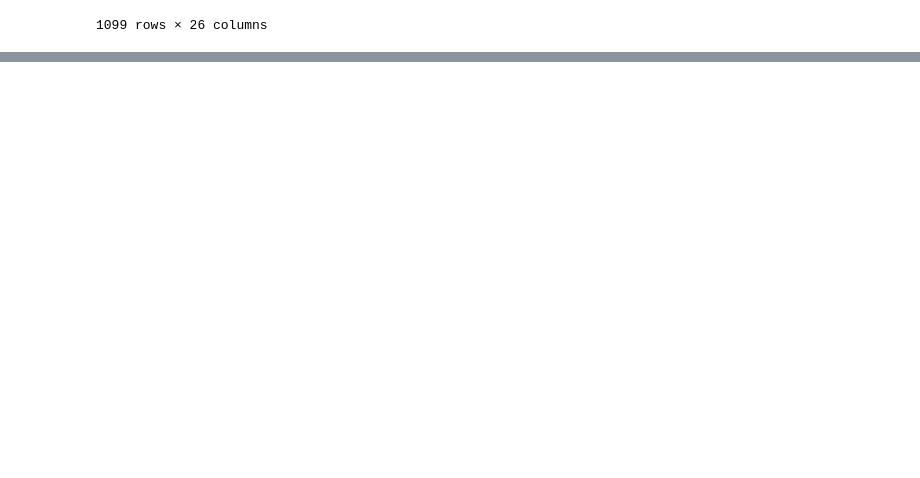
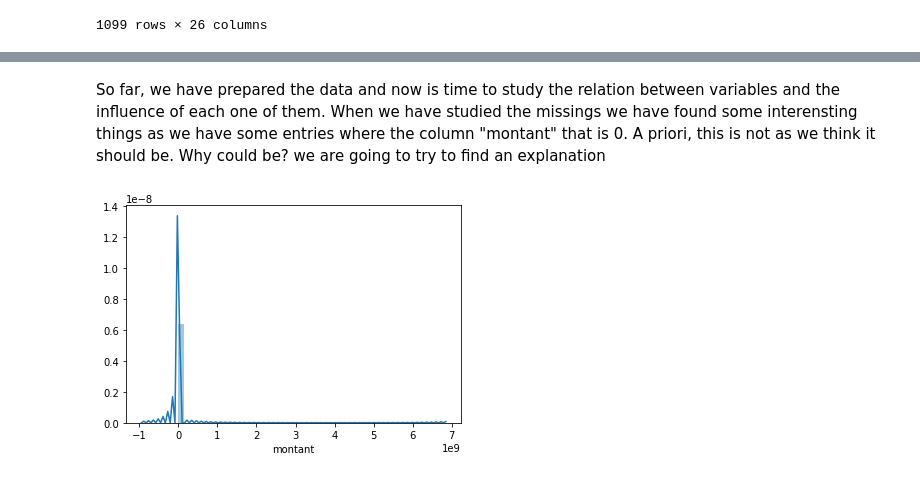
Before and after one commit to Cristina2017/Analysis-comptes-des-communes, a Jupyter notebook: notebooks/comptes des communes.ipynb, the cells around one changed output, grey strips where cells are left out. Cells and saved outputs as stored; diff of their text form; code cells hidden in the pictures; blank space fills up the shorter version.

```diff
--- a/notebooks/comptes des communes.ipynb
+++ b/notebooks/comptes des communes.ipynb
@@ -338,0 +356,12 @@ Name: outre_mer, Length: 12008, dtype: object
+# %%
+import numpy as np
+
+data_no_missing.to_csv('data_no_missing.csv')
+data_missing.to_csv('data_missing.csv')
+df = pd.concat([data_no_missing, data_missing])
+df.sort_index()
+import os.path
+import os
+data_no_missing = os.path.join(os.sep, "Users", "crist", "mentoring", "comptes des communes","data","processed","data_no_missing.csv")
+f = open(nombre_fichero, "w")
+C:\Users\crist\mentoring\comptes des communes\data\processed
@@ -338,0 +370,8 @@ Name: outre_mer, Length: 12008, dtype: object
+# %% [markdown]
+So far, we have prepared the data and now is time to study the relation between variables and the influence of each one of them.
+When we have studied the missings we have found some interensting things as we have some entries where the column "montant" that is 0. A priori, this is not as we think it should be. Why could be? we are going to try to find an explanation
+# %%
+import seaborn as sns
+sns.distplot(data_no_missing['montant']);
+# %% [output]
+[figure, added]
```
Also changed, not shown: parts of 43 cells of this notebook.
